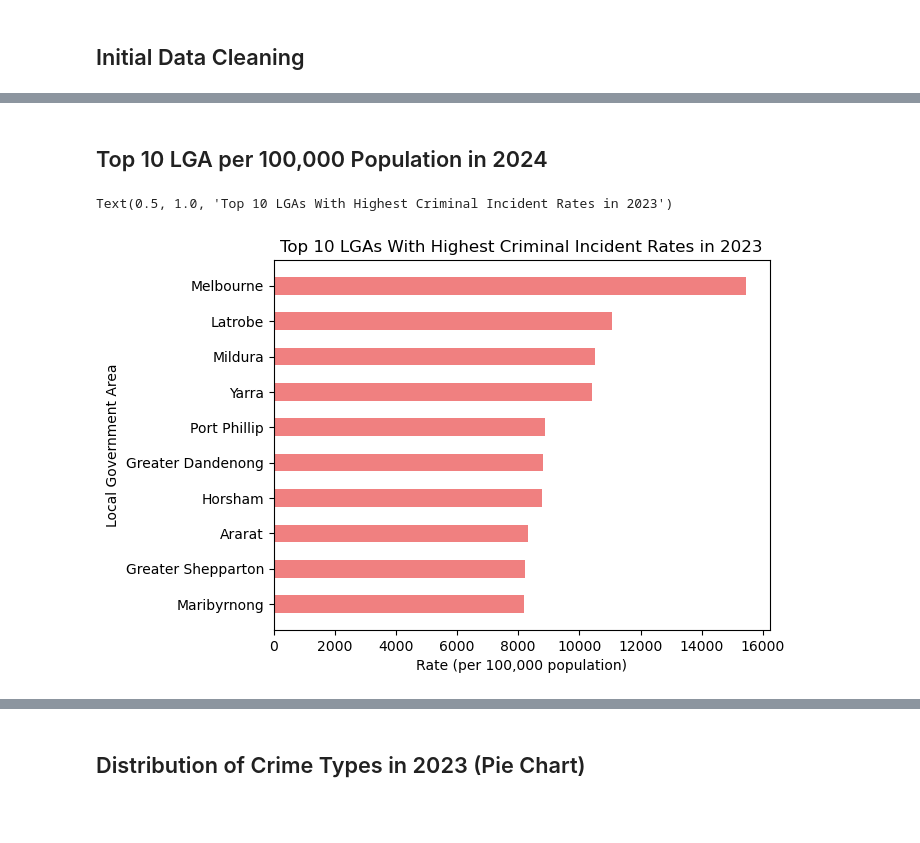
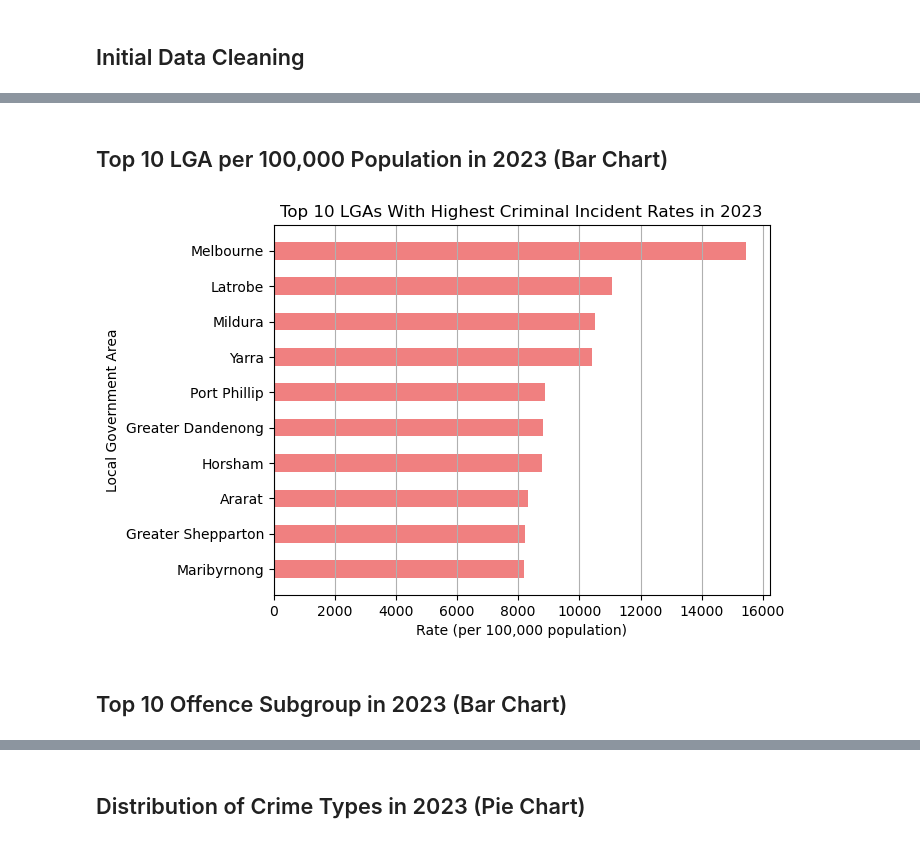
Before and after one commit to MahsaHesam/Project1, a Jupyter notebook: crime_main_code.ipynb, the cells around one changed output, grey strips where cells are left out. Drawn from its saved outputs; the diff is of its cells as text; code cells hidden in the pictures; blank space fills up the shorter version.

Commit message:
graphs finish

```diff
--- a/crime_main_code.ipynb
+++ b/crime_main_code.ipynb
@@ -29,5 +14,4 @@ vic_crimes
 # %%
 # Get relevant columns
 clean_crimes = vic_crimes[["Year", "Local Government Area", "Offence Division", "Offence Subdivision",
-                     "Incidents Recorded", "LGA Rate per 100,000 population"]]
-clean_crimes
+                           "Offence Subgroup", "Incidents Recorded", "LGA Rate per 100,000 population"]]
@@ -143,0 +59,4 @@ y23 = y_df.loc[(y_df['Year'] == 2023), :].sort_values(
+# %%
+# Clean DataFrame for appending to list
+y23_index = y23.set_index('Local Government Area')
+y23_index = pd.DataFrame(y23_index['LGA Rate per 100,000 population'])
@@ -144,11 +131,19 @@ y23 = y_df.loc[(y_df['Year'] == 2023), :].sort_values(
 # %% [markdown]
-## Top 10 LGA per 100,000 Population in 2024
+## Top 10 LGA per 100,000 Population in 2023 (Bar Chart)
 # %%
+# Plot horizontal bar graph
 plt.barh(y23["Local Government Area"],y23["LGA Rate per 100,000 population"], height=0.5, color='lightcoral')
 plt.gca().invert_yaxis()
 plt.xlabel("Rate (per 100,000 population)")
 plt.ylabel("Local Government Area")
 plt.title("Top 10 LGAs With Highest Criminal Incident Rates in 2023")
+plt.grid(axis='x', linestyle='-')
+
+# Save graph
+plt.savefig("Graphs/top_10_lga_2023.png", format='png', bbox_inches='tight')
+
+plt.show()
 # %% [output]
-Text(0.5, 1.0, 'Top 10 LGAs With Highest Criminal Incident Rates in 2023')
-[figure, old version]
+[figure, new version]
+# %% [markdown]
+## Top 10 Offence Subgroup in 2023 (Bar Chart)
```
Also changed, not shown: parts of 35 cells of this notebook, 6 other files.
